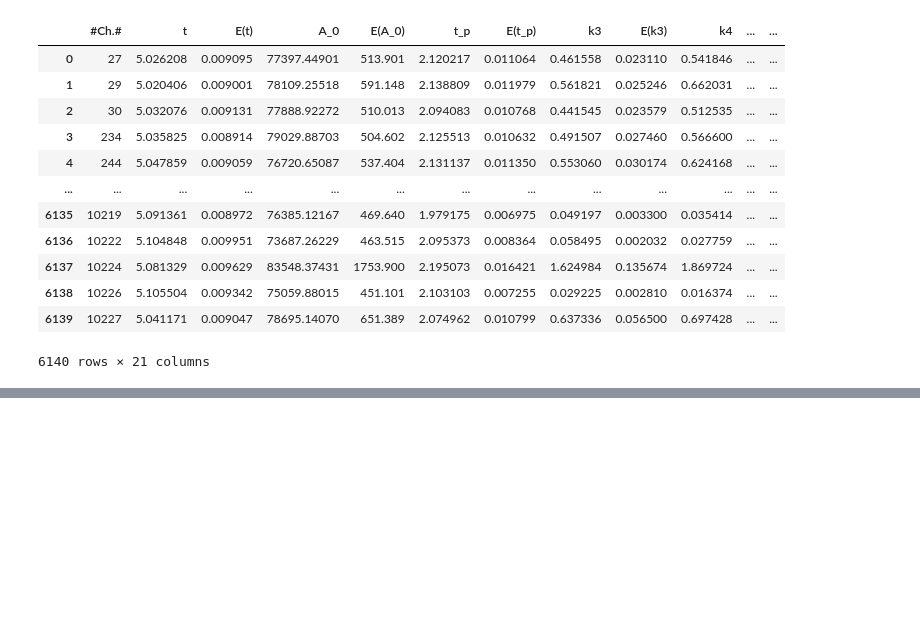
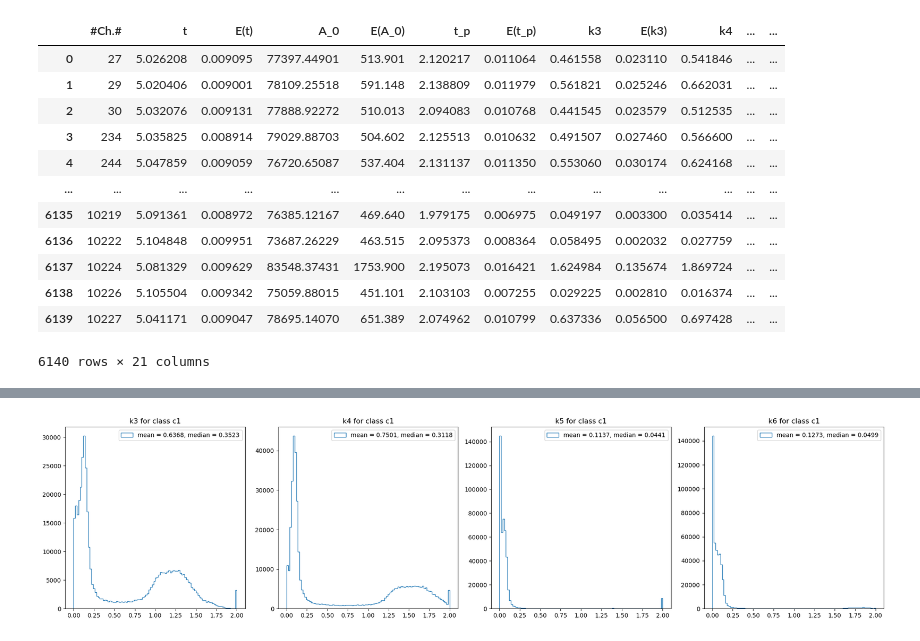
Before and after one commit to fanrado/CHN_CLASSIFIER_CE, a Jupyter notebook: DataLabelling_basedOnEA.ipynb, the cells around one changed output, grey strips where cells are left out. Drawn from its saved outputs; the diff is of its cells as text; code cells hidden in the pictures; blank space fills up the shorter version.

Commit message:
update the output of the ToyTestPreclassifier including the mean values of the k-parameters extracted from the synthetic data used during classification

```diff
--- a/DataLabelling_basedOnEA.ipynb
+++ b/DataLabelling_basedOnEA.ipynb
@@ -693,0 +696,9 @@ output_df.to_csv('data/run_30413/run_30413_labelled.csv', index=False)
+# %%
+path_to_data = 'DATASET_and_OUTPUT/fine_resolution/data/synthetic_dataset'
+path_to_preclass_csv = 'DATASET_and_OUTPUT/fine_resolution/OUTPUT/test_preclassifier'
+# %%
+c1 = pd.read_csv('/'.join([path_to_data, 'generate_new_samples_c1.csv']))
+c2 = pd.read_csv('/'.join([path_to_data, 'generate_new_samples_c2.csv']))
+c3 = pd.read_csv('/'.join([path_to_data, 'generate_new_samples_c3.csv']))
+c4 = pd.read_csv('/'.join([path_to_data, 'generate_new_samples_c4.csv']))
+pre_class = pd.read_csv('/'.join([path_to_preclass_csv, 'preclassification_ROOT_run_30413.csv']))
@@ -693,0 +714,19 @@ output_df.to_csv('data/run_30413/run_30413_labelled.csv', index=False)
+# %%
+var_of_interest = ['k3', 'k4', 'k5', 'k6']
+# %%
+c1_df = c1[var_of_interest]
+c2_df = c2[var_of_interest]
+c3_df = c3[var_of_interest]
+c4_df = c4[var_of_interest]
+# %%
+fig, ax = plt.subplots(1,4, figsize=(5*4, 5))
+for i, k in enumerate(var_of_interest):
+    mean = np.mean(c1_df[k])
+    median = np.median(c1_df[k])
+    ax[i].hist(c1_df[k], histtype='step', bins=100, label=f'mean = {mean:.4f}, median = {median:.4f}')
+    ax[i].set_title(f"{k} for class c1")
+    ax[i].legend()
+plt.tight_layout()
+plt.show()
+# %% [output]
+[figure, added]
```
Also changed, not shown: parts of 11 cells of this notebook.
